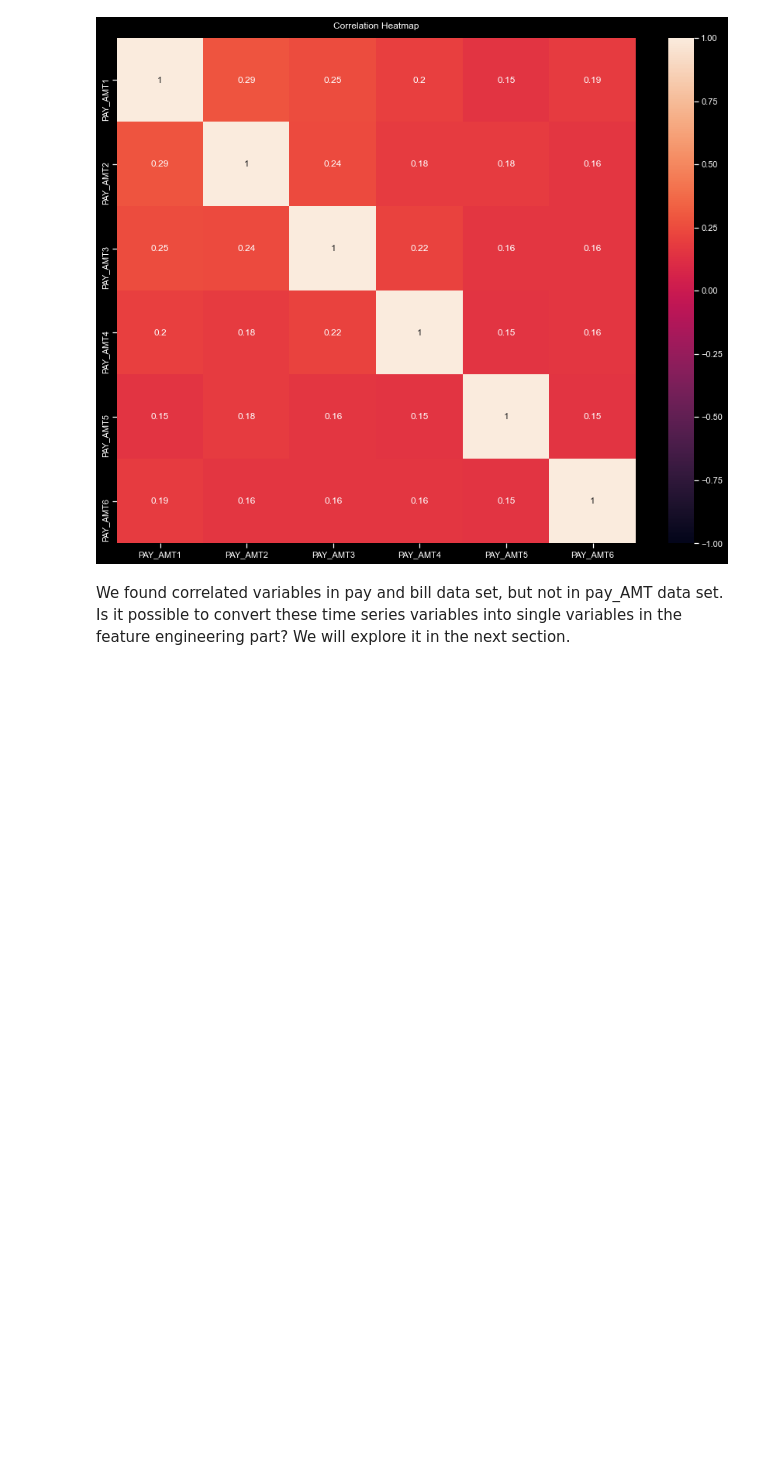
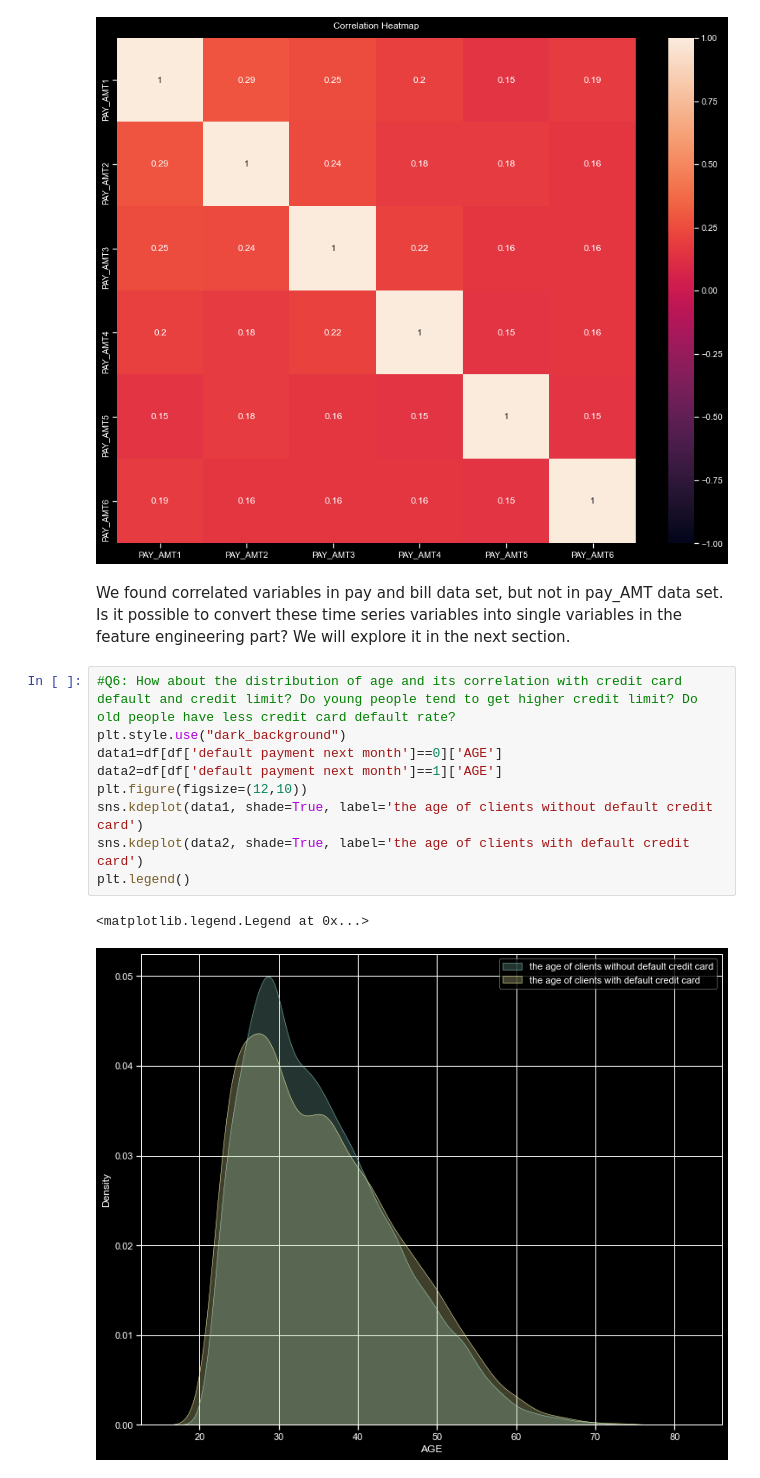
Before and after one commit to Lina-statistics/Capstone_project_Spring_Board, a Jupyter notebook: credit_card_default/exploratory_data_analysis.ipynb, the cells around one changed output. Cells and saved outputs as stored; diff of their text form; blank space fills up the shorter version.

```diff
--- a/credit_card_default/exploratory_data_analysis.ipynb
+++ b/credit_card_default/exploratory_data_analysis.ipynb
@@ -357,3 +360,15 @@ Text(0.5, 1.0, 'Correlation Heatmap')
 [figure]
 # %% [markdown]
 We found correlated variables in pay and bill data set, but not in pay_AMT data set. Is it possible to convert these time series variables into single variables in the feature engineering part? We will explore it in the next section.
+# %%
+#Q6: How about the distribution of age and its correlation with credit card default and credit limit? Do young people tend to get higher credit limit? Do old people have less credit card default rate?
+plt.style.use("dark_background")
+data1=df[df['default payment next month']==0]['AGE']
+data2=df[df['default payment next month']==1]['AGE']
+plt.figure(figsize=(12,10))
+sns.kdeplot(data1, shade=True, label='the age of clients without default credit card')
+sns.kdeplot(data2, shade=True, label='the age of clients with default credit card')
+plt.legend()
+# %% [output]
+<matplotlib.legend.Legend at 0x...>
+[figure, added]
```
Also changed, not shown: parts of 4 cells of this notebook.
